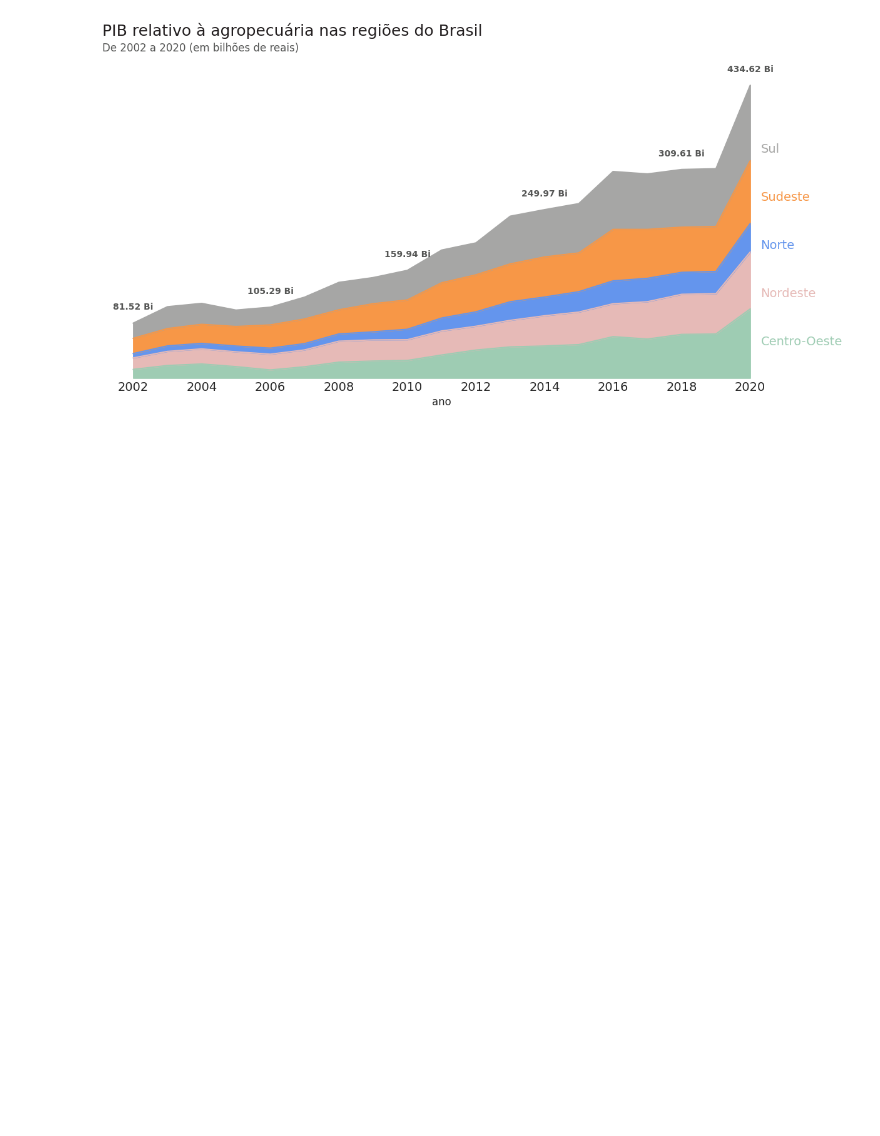
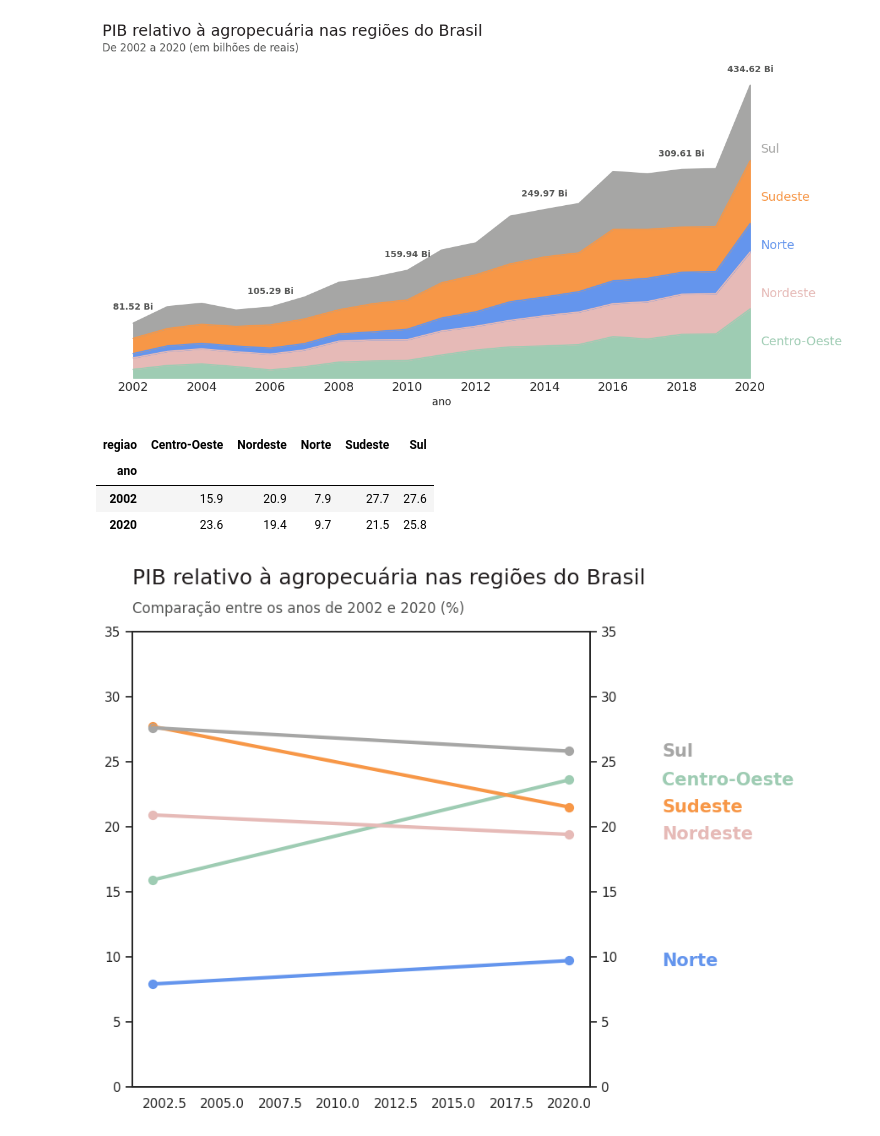
Before and after one commit to gabrieldorte/analise_data_pib_brasil, a Jupyter notebook: Projeto_PIB_Brasil.ipynb, the cells around one changed output. Drawn from its saved outputs; the diff is of its cells as text; code cells hidden in the pictures; blank space fills up the shorter version.

```diff
--- a/Projeto_PIB_Brasil.ipynb
+++ b/Projeto_PIB_Brasil.ipynb
@@ -422,3 +422,36 @@ ax.text(x = df_agro.index[-1], y = agregado_ano[-1] + 20, s = f"{agregado_ano[-1
 plt.show()
 # %% [output]
 [figure]
+# %%
+#CONSTRUÇÃO DE UM GRÁFICO DE LINHAS
+df_agro_slope = df_pib.query("ano == [2002, 2020]")[["regiao",  "ano", "va_agropecuaria"]]
+df_agro_slope = pd.crosstab(index = df_agro_slope.ano, columns = df_agro_slope.regiao,
+                      values = df_agro_slope.va_agropecuaria, aggfunc="sum", normalize="index")
+df_agro_slope = (df_agro_slope * 100).round(1)
+df_agro_slope.head()
+# %% [output]
+| regiao | Centro-Oeste | Nordeste | Norte | Sudeste | Sul |
+| ano |  |  |  |  |  |
+| 2002 | 15.9 | 20.9 | 7.9 | 27.7 | 27.6 |
+| 2020 | 23.6 | 19.4 | 9.7 | 21.5 | 25.8 |
+# %%
+#GERANDO O GRÁFICO
+def grafico_slope_agro():
+  fig, ax1 = plt.subplots(figsize=(7,7))
+  cores = [VERDE3, VERMELHO2, AZUL3, LARANJA1, CINZA4]
+  ax2 = ax1.twinx()
+  ax1.set_ylim([0, 35])
+  ax2.set_ylim([0, 35])
+  for i in range(5):
+    ax1.scatter(x = df_agro_slope.index, y = df_agro_slope.iloc[:, i], color = cores[i], s =50)
+    ax1.plot(df_agro_slope.index, df_agro_slope.iloc[:, i], color = cores[i], lw = 3)
+    ax1.text(x = 2024, y = df_agro_slope.iloc[-1,i], s = df_agro_slope.columns[i],
+            fontsize=15, fontweight = 'bold', linespacing=1.5, color=cores[i], va='center')
+  ax1.set_title('PIB relativo à agropecuária nas regiões do Brasil', fontsize = 18, color = CINZA1, loc='left', pad = 40)
+  ax1.text(0, 1.05, "Comparação entre os anos de 2002 e 2020 (%)", transform=ax1.transAxes, color= CINZA3, fontsize=12, ha='left', va='center')
+
+  return ax1, ax2, cores
+
+ax1, ax2, cores = grafico_slope_agro()
+# %% [output]
+[figure, added]
```
Also changed, not shown: parts of 1 cell of this notebook.
